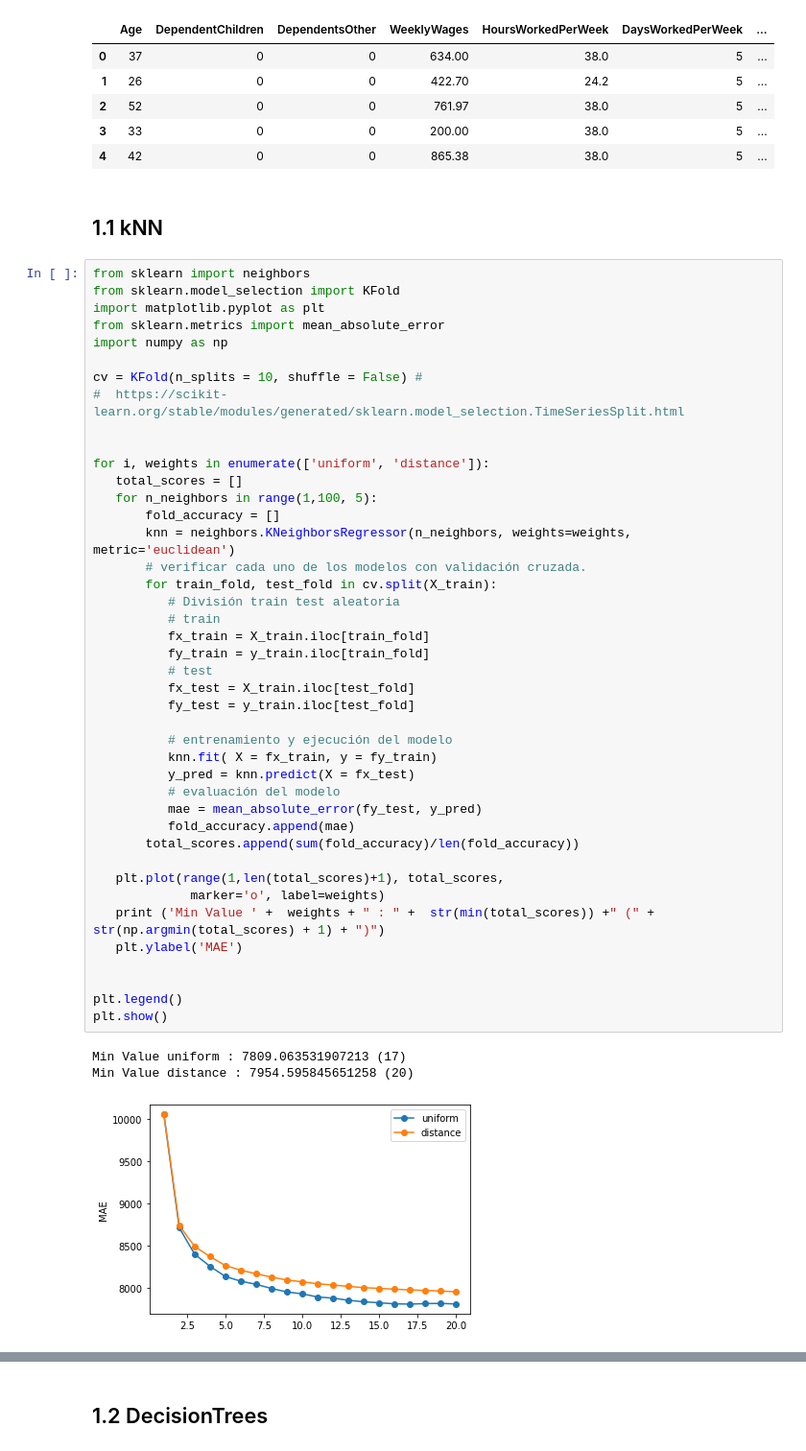
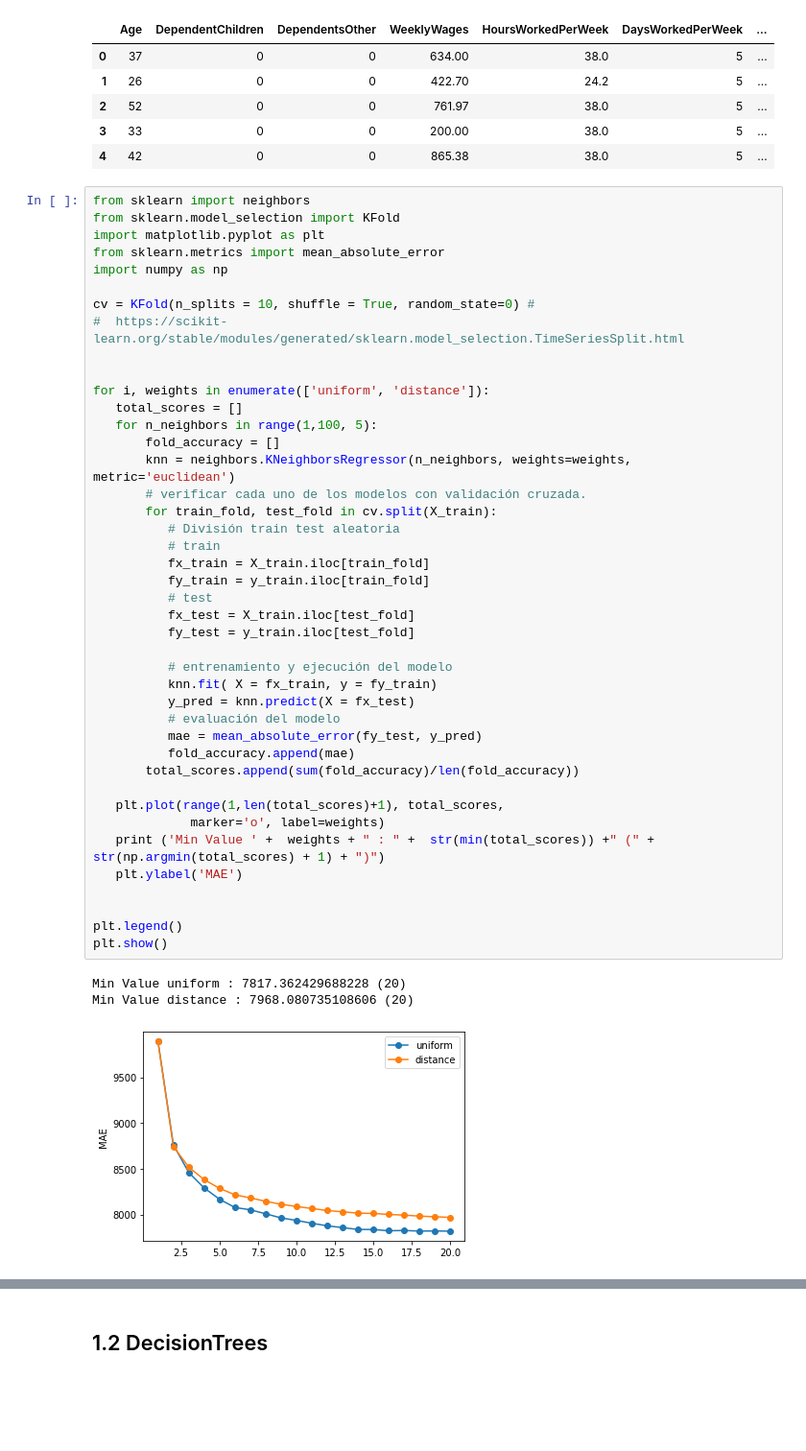
Before and after one commit to Laura-VFA/MachineLearning-21-22, a Jupyter notebook: ML_Deliverable3.ipynb, the cells around one changed output, grey strips where cells are left out. Shown at 96% size. Drawn from its saved outputs; the diff is of its cells as text; blank space fills up the shorter version.

```diff
--- a/ML_Deliverable3.ipynb
+++ b/ML_Deliverable3.ipynb
@@ -267,8 +271,6 @@ X_train.head()
 | 2 | 52 | 0 | 0 | 761.97 | 38.0 | 5 | ... |
 | 3 | 33 | 0 | 0 | 200.00 | 38.0 | 5 | ... |
 | 4 | 42 | 0 | 0 | 865.38 | 38.0 | 5 | ... |
-# %% [markdown]
-## 1.1 kNN
 # %%
 from sklearn import neighbors
 from sklearn.model_selection import KFold
@@ -276,7 +278,7 @@ import matplotlib.pyplot as plt
 from sklearn.metrics import mean_absolute_error
 import numpy as np
 
-cv = KFold(n_splits = 10, shuffle = False) #
+cv = KFold(n_splits = 10, shuffle = True, random_state=0) #
 #  https://scikit-learn.org/stable/modules/generated/sklearn.model_selection.TimeSeriesSplit.html
 
 
@@ -285,33 +287,33 @@ for i, weights in enumerate(['uniform', 'distance']):
    for n_neighbors in range(1,100, 5):
        fold_accuracy = []
        knn = neighbors.KNeighborsRegressor(n_neighbors, weights=weights, metric='euclidean')
        # verificar cada uno de los modelos con validación cruzada.
        for train_fold, test_fold in cv.split(X_train):
           # División train test aleatoria
           # train
           fx_train = X_train.iloc[train_fold]
           fy_train = y_train.iloc[train_fold]
           # test
           fx_test = X_train.iloc[test_fold]
           fy_test = y_train.iloc[test_fold]
 
           # entrenamiento y ejecución del modelo
           knn.fit( X = fx_train, y = fy_train)
           y_pred = knn.predict(X = fx_test)
           # evaluación del modelo
           mae = mean_absolute_error(fy_test, y_pred)
           fold_accuracy.append(mae)
        total_scores.append(sum(fold_accuracy)/len(fold_accuracy))
 
    plt.plot(range(1,len(total_scores)+1), total_scores,
              marker='o', label=weights)
    print ('Min Value ' +  weights + " : " +  str(min(total_scores)) +" (" + str(np.argmin(total_scores) + 1) + ")")
    plt.ylabel('MAE')
 
 
 plt.legend()
 plt.show()
 # %% [output]
-Min Value uniform : 7809.063531907213 (17)
-Min Value distance : 7954.595845651258 (20)
+Min Value uniform : 7817.362429688228 (20)
+Min Value distance : 7968.080735108606 (20)
-[figure, old version]
+[figure, new version]
```
Also changed, not shown: parts of 106 cells of this notebook.
